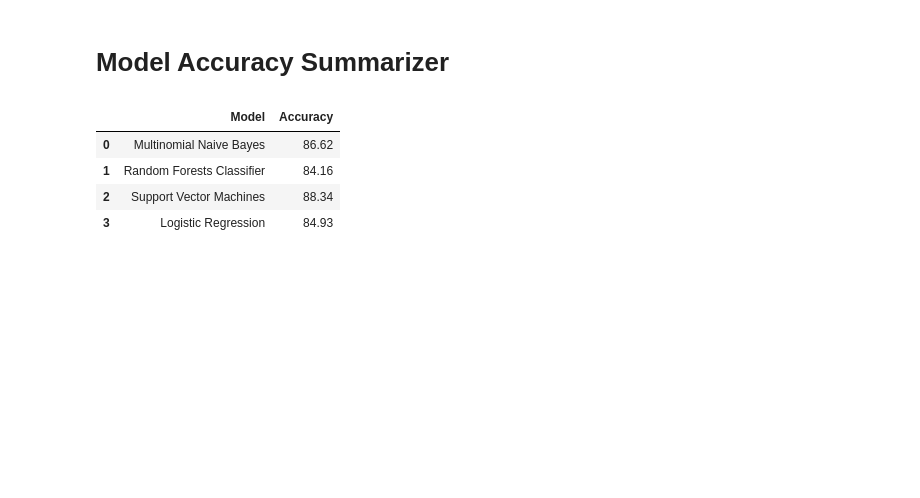
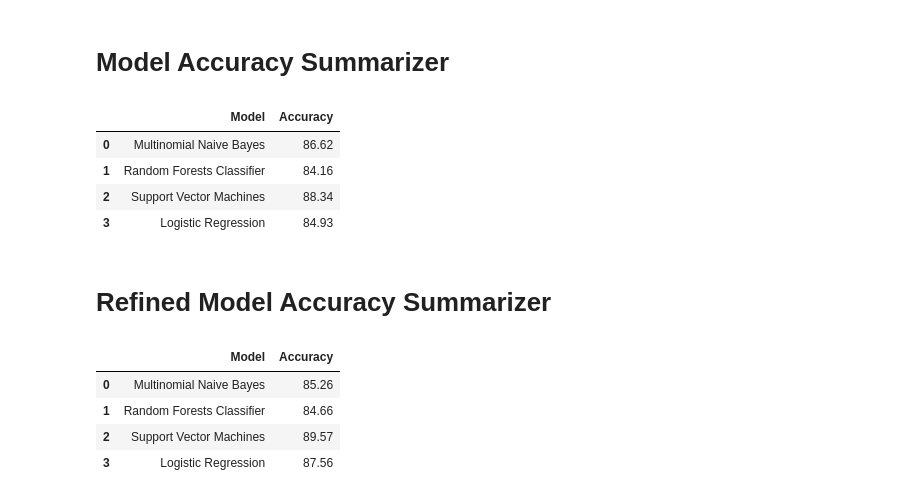
Before and after one commit to JJLee2910/Text-Sentiment-Analysis-Assignment, a Jupyter notebook: Part B.ipynb, the cells around one changed output. Drawn from its saved outputs; the diff is of its cells as text; code cells hidden in the pictures; blank space fills up the shorter version.

Commit message:
added refined model param tuning

```diff
--- a/Part B.ipynb
+++ b/Part B.ipynb
@@ -760,0 +845,20 @@ Best Parameters for Linear Regression: {'classifier__C': 10, 'classifier__penalt
+# %%
+best_params_lr = {
+    'C': 10,
+    'penalty': 'l2'
+}
+
+pipeline_lr_best = Pipeline([
+    ('bow', CountVectorizer(analyzer=text_process)),
+    ('tfidf', TfidfTransformer()),
+    ('classifier', LogisticRegression(**best_params_lr))
+])
+
+# Fit the model on the training data
+pipeline_lr_best.fit(review_train, label_train)
+
+# Now you can use this fitted pipeline for prediction or evaluation
+lr_predictions_best = pipeline_lr_best.predict(review_test)
+
+lr_accuracy = accuracy_score(label_test, lr_predictions_best)
+print("Accuracy of the LR model", lr_accuracy)
@@ -779,3 +885,23 @@ models
 | 1 | Random Forests Classifier | 84.16 |
 | 2 | Support Vector Machines | 88.34 |
 | 3 | Logistic Regression | 84.93 |
+# %% [markdown]
+# Refined Model Accuracy Summarizer
+# %%
+lr_accuracy = np.round(accuracy_score(label_test, lr_predictions_best)* 100, 2)
+svc_accuracy = np.round(accuracy_score(label_test, svc_predictions_best) * 100, 2)
+rf_accuracy = np.round(accuracy_score(label_test, rf_predictions_best) * 100, 2)
+mnb_accuracy = np.round(accuracy_score(label_test, predictions_mnb_best) * 100, 2)
+
+models = pd.DataFrame({
+    'Model': ['Multinomial Naive Bayes', 'Random Forests Classifier','Support Vector Machines', 'Logistic Regression'],
+    'Accuracy': [mnb_accuracy, rf_accuracy, svc_accuracy, lr_accuracy]
+})
+
+models
+# %% [output]
+|  | Model | Accuracy |
+| 0 | Multinomial Naive Bayes | 85.26 |
+| 1 | Random Forests Classifier | 84.66 |
+| 2 | Support Vector Machines | 89.57 |
+| 3 | Logistic Regression | 87.56 |
```
Also changed, not shown: parts of 10 cells of this notebook.
